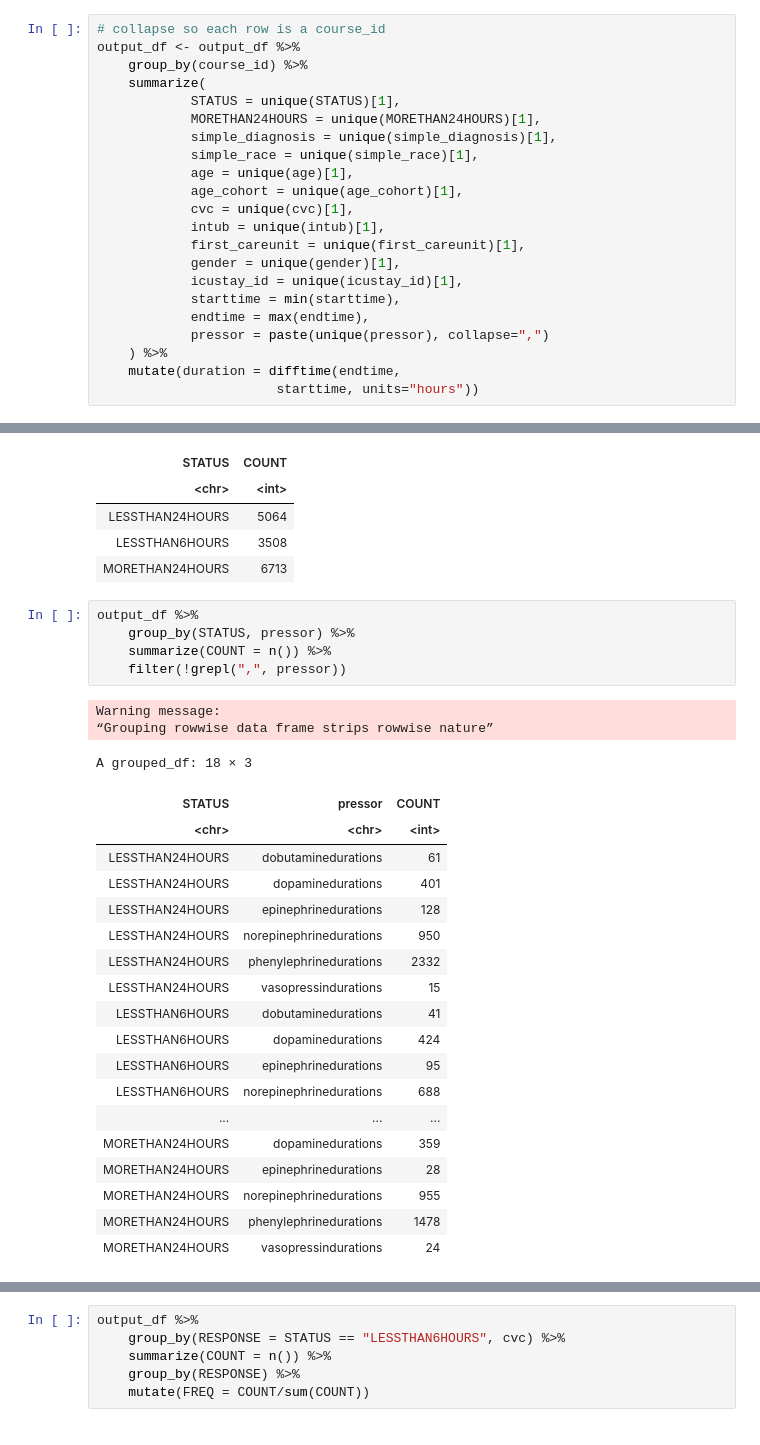
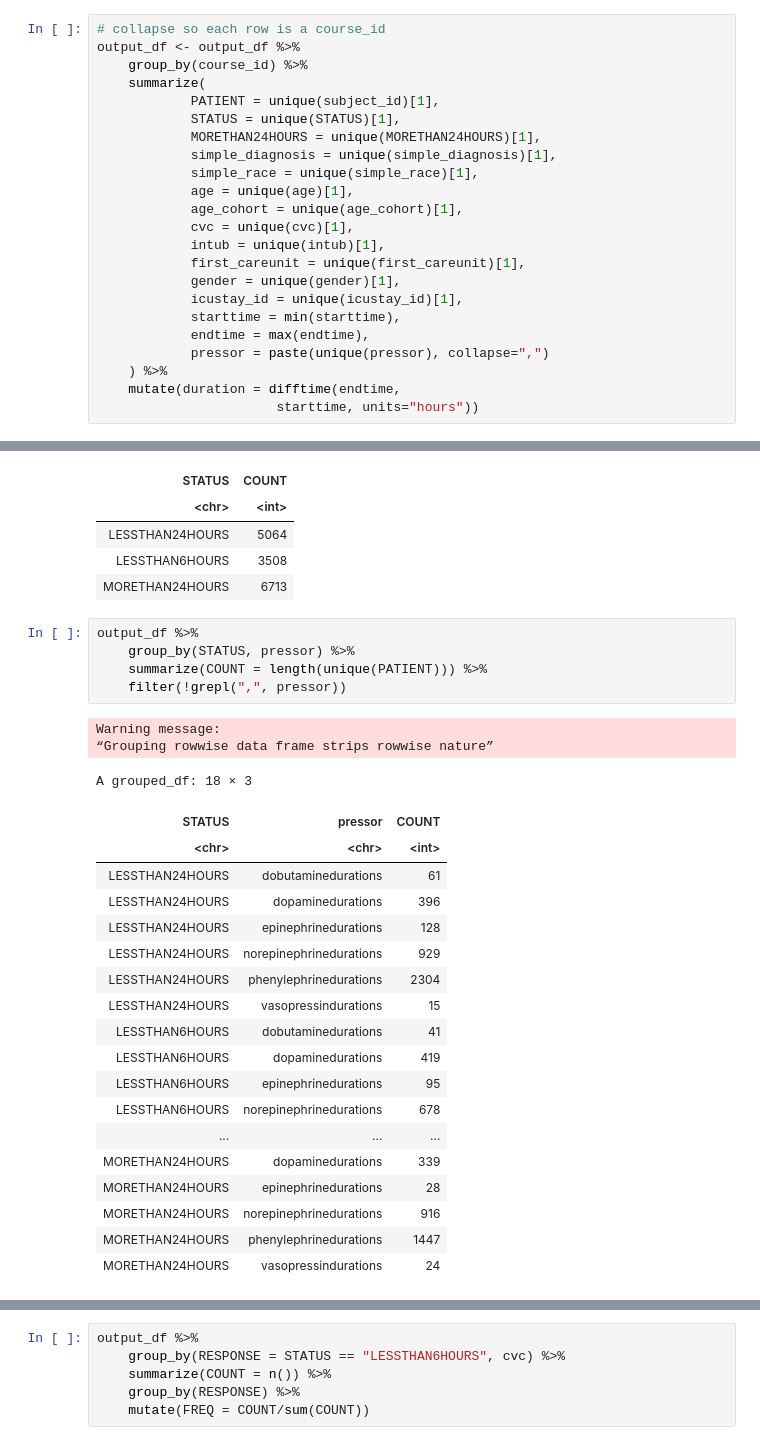
Before and after one commit to ruoyijiang/general, a Jupyter notebook: notebooks/R_Pressor_Outcomes_MultiPressor.ipynb, the cells around one changed output, grey strips where cells are left out. Saved outputs shown, nothing was run; the diff lists cells and outputs as text.

```diff
--- a/notebooks/R_Pressor_Outcomes_MultiPressor.ipynb
+++ b/notebooks/R_Pressor_Outcomes_MultiPressor.ipynb
@@ -602,6 +567,7 @@ output_df <- input_death_df %>%
 output_df <- output_df %>%
     group_by(course_id) %>%
     summarize(
+            PATIENT = unique(subject_id)[1],
             STATUS = unique(STATUS)[1],
             MORETHAN24HOURS = unique(MORETHAN24HOURS)[1],
             simple_diagnosis = unique(simple_diagnosis)[1],
@@ -682,29 +656,29 @@ A tibble: 3 × 2
 # %%
 output_df %>%
     group_by(STATUS, pressor) %>%
-    summarize(COUNT = n()) %>%
+    summarize(COUNT = length(unique(PATIENT))) %>%
     filter(!grepl(",", pressor))
 # %% [output]
 Warning message:
 “Grouping rowwise data frame strips rowwise nature”
 A grouped_df: 18 × 3
 | STATUS | pressor | COUNT |
 | <chr> | <chr> | <int> |
 | LESSTHAN24HOURS | dobutaminedurations | 61 |
-| LESSTHAN24HOURS | dopaminedurations | 401 |
+| LESSTHAN24HOURS | dopaminedurations | 396 |
 | LESSTHAN24HOURS | epinephrinedurations | 128 |
-| LESSTHAN24HOURS | norepinephrinedurations | 950 |
-| LESSTHAN24HOURS | phenylephrinedurations | 2332 |
+| LESSTHAN24HOURS | norepinephrinedurations | 929 |
+| LESSTHAN24HOURS | phenylephrinedurations | 2304 |
 | LESSTHAN24HOURS | vasopressindurations | 15 |
 | LESSTHAN6HOURS | dobutaminedurations | 41 |
-| LESSTHAN6HOURS | dopaminedurations | 424 |
+| LESSTHAN6HOURS | dopaminedurations | 419 |
 | LESSTHAN6HOURS | epinephrinedurations | 95 |
-| LESSTHAN6HOURS | norepinephrinedurations | 688 |
+| LESSTHAN6HOURS | norepinephrinedurations | 678 |
 | ... | ... | ... |
-| MORETHAN24HOURS | dopaminedurations | 359 |
+| MORETHAN24HOURS | dopaminedurations | 339 |
 | MORETHAN24HOURS | epinephrinedurations | 28 |
-| MORETHAN24HOURS | norepinephrinedurations | 955 |
-| MORETHAN24HOURS | phenylephrinedurations | 1478 |
+| MORETHAN24HOURS | norepinephrinedurations | 916 |
+| MORETHAN24HOURS | phenylephrinedurations | 1447 |
 | MORETHAN24HOURS | vasopressindurations | 24 |
 # %%
 output_df %>%
```
Also changed, not shown: parts of 76 cells of this notebook.
